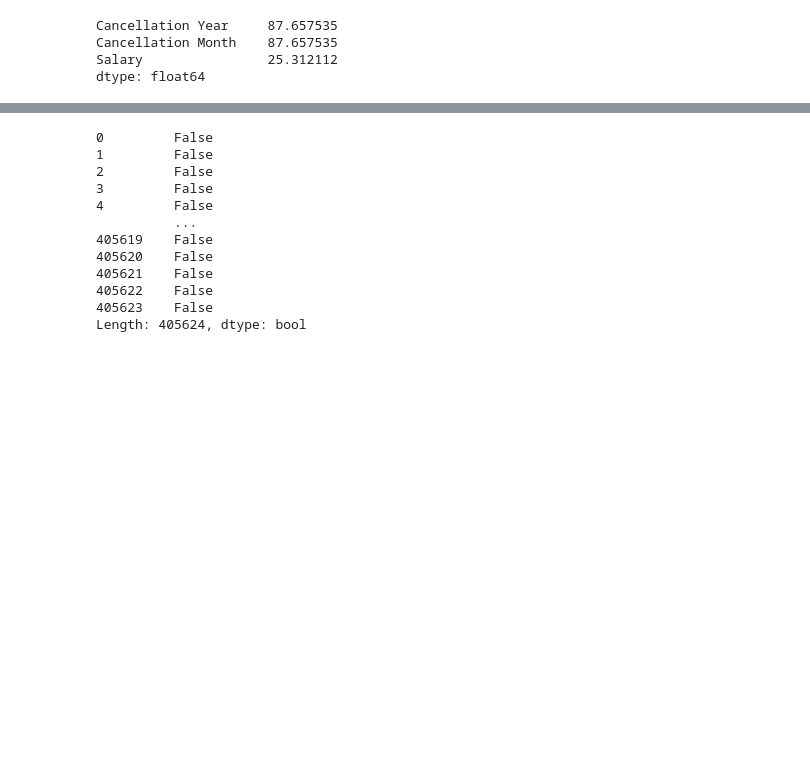
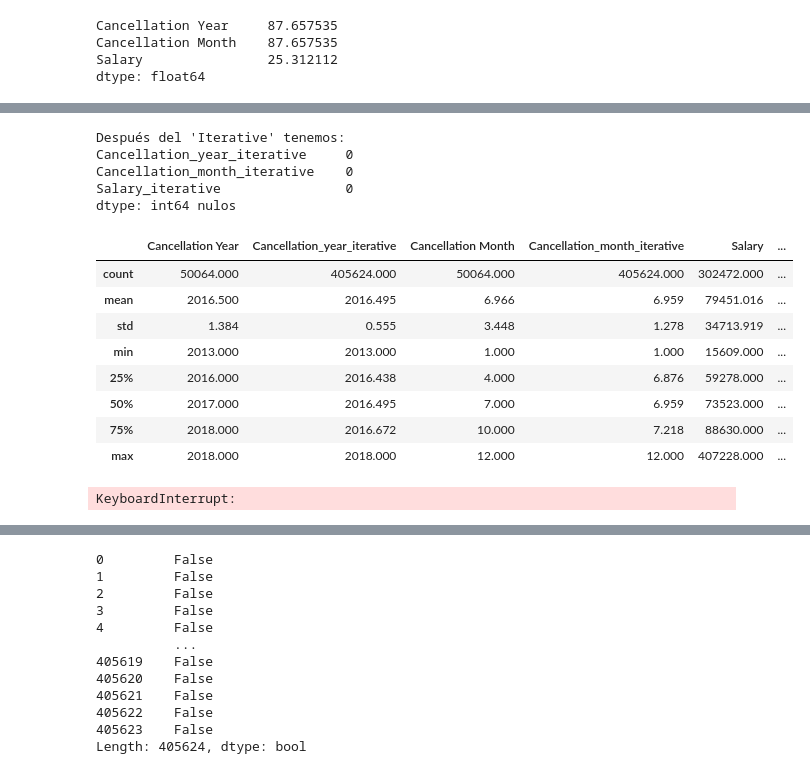
Before and after one commit to Adalab/bda-modulo-3-evaluacion-final-23lau, a Jupyter notebook: Evaluacion_modulo3.ipynb, the cells around one changed output, grey strips where cells are left out. Cells and saved outputs as stored; diff of their text form; code cells hidden in the pictures; blank space fills up the shorter version.

Commit message:
Eliminacion nulos

```diff
--- a/Evaluacion_modulo3.ipynb
+++ b/Evaluacion_modulo3.ipynb
@@ -679,0 +681,4 @@ dtype: float64
+# %%
+# como voy a crear columnas nuevas, voy a hacer una copia del DataFrame usando el método 'copy()'
+df_copia = df_unido_merge.copy()
+df_copia.head(1)
@@ -679,0 +688,6 @@ dtype: float64
+# %%
+# para las tres columnas con nulos aplico los dos métodos para luego comparar, empiezo por IterativeImputer
+
+imputer_iterative = IterativeImputer(max_iter = 20, random_state = 42)
+imputer_iterative_imputado = imputer_iterative.fit_transform(df_copia[["Cancellation Year", "Cancellation Month", "Salary"]])
+imputer_iterative_imputado
@@ -679,0 +702,26 @@ dtype: float64
+# %%
+# ahora creo las columnas nuevas
+df_copia[["Cancellation_year_iterative", "Cancellation_month_iterative", "Salary_iterative"]] = imputer_iterative_imputado
+
+# comprobamos que tengo 0 nulos en las nuevas columnas
+print(f"Después del 'Iterative' tenemos: \n{df_copia[['Cancellation_year_iterative', 'Cancellation_month_iterative', 'Salary_iterative']].isnull().sum()} nulos")
+# %% [output]
+Después del 'Iterative' tenemos:
+Cancellation_year_iterative     0
+Cancellation_month_iterative    0
+Salary_iterative                0
+dtype: int64 nulos
+# %%
+# Ahora utilizamos 'describe()'  para ver si los estadísticos antes y después de la inputación no han cambiado mucho
+
+df_copia.describe()[["Cancellation Year", "Cancellation_year_iterative", "Cancellation Month", "Cancellation_month_iterative", "Salary", "Salary_iterative"]].round(3)
+# %% [output]
+|  | Cancellation Year | Cancellation_year_iterative | Cancellation Month | Cancellation_month_iterative | Salary | ... |
+| count | 50064.000 | 405624.000 | 50064.000 | 405624.000 | 302472.000 | ... |
+| mean | 2016.500 | 2016.495 | 6.966 | 6.959 | 79451.016 | ... |
+| std | 1.384 | 0.555 | 3.448 | 1.278 | 34713.919 | ... |
+| min | 2013.000 | 2013.000 | 1.000 | 1.000 | 15609.000 | ... |
+| 25% | 2016.000 | 2016.438 | 4.000 | 6.876 | 59278.000 | ... |
+| 50% | 2017.000 | 2016.495 | 7.000 | 6.959 | 73523.000 | ... |
+| 75% | 2018.000 | 2016.672 | 10.000 | 7.218 | 88630.000 | ... |
+| max | 2018.000 | 2018.000 | 12.000 | 12.000 | 407228.000 | ... |
@@ -679,0 +730,8 @@ dtype: float64
+# %%
+# he tratado de probar con KNNImputer para comporbar si los resultados daban muy distintos pero al ser un conjunto de datos muy grande el proceso era demasiado lento
+
+'''imputer_knn = KNNImputer(n_neighbors = 5)
+imputer_knn_imputado = imputer_knn.fit_transform(df_copia[["Cancellation Year", "Cancellation Month", "Salary"]])
+imputer_knn_imputado'''
+# %% [output]
+KeyboardInterrupt:
```
Also changed, not shown: parts of 8 cells of this notebook.
